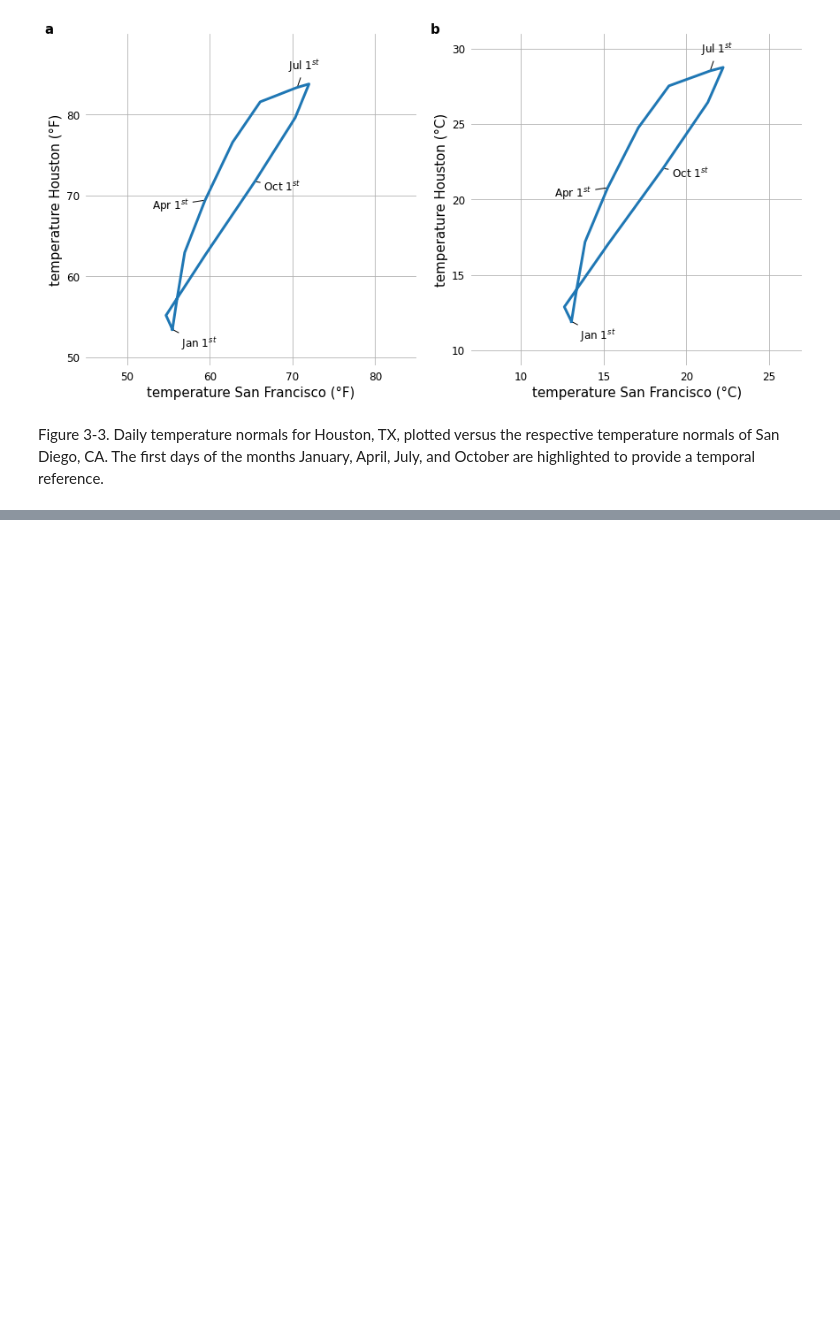
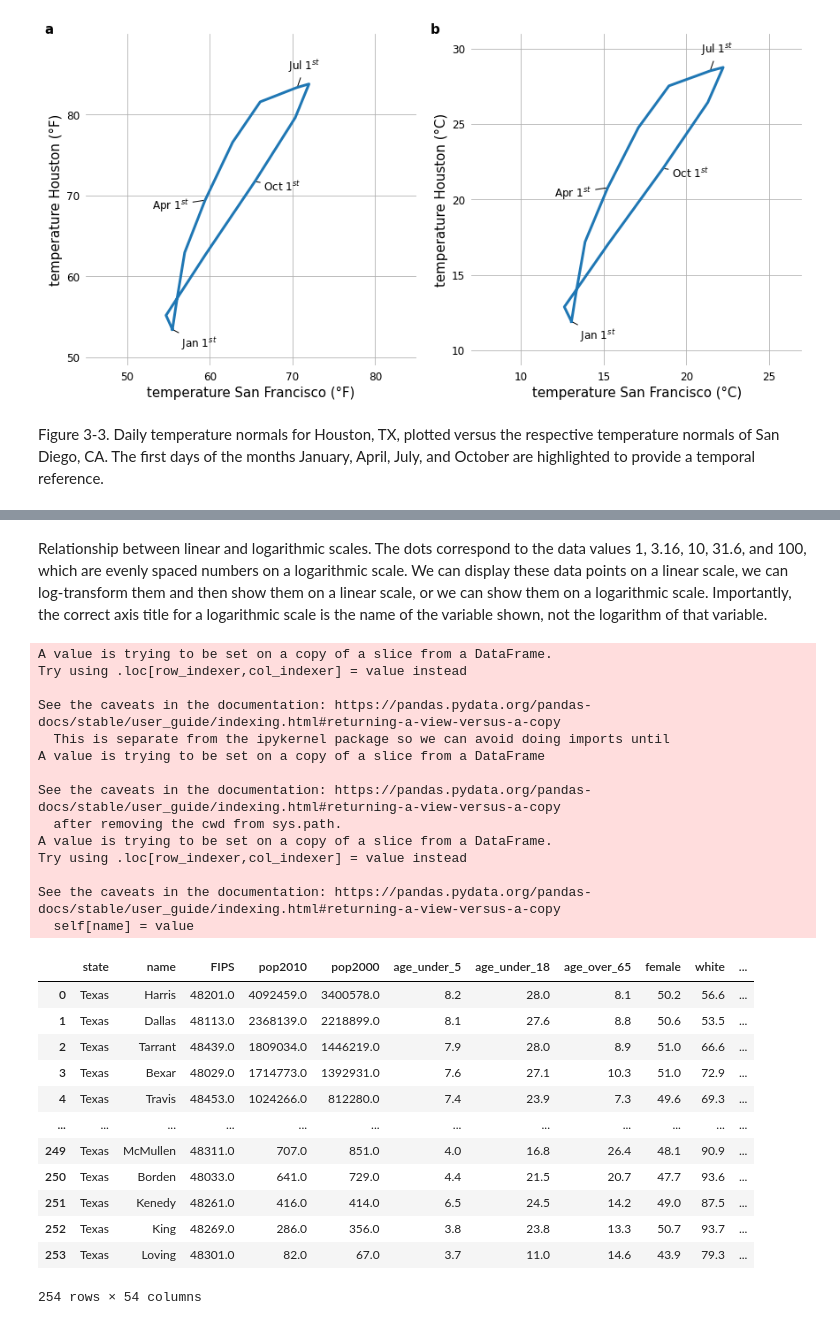
Before and after one commit to hnguyentt/dataviz-python, a Jupyter notebook: 1.From_data_to_viz/3.Coordinate_systems_and_axes.ipynb, the cells around one changed output, grey strips where cells are left out. Cells and saved outputs as stored; diff of their text form; code cells hidden in the pictures; blank space fills up the shorter version.

```diff
--- a/1.From_data_to_viz/3.Coordinate_systems_and_axes.ipynb
+++ b/1.From_data_to_viz/3.Coordinate_systems_and_axes.ipynb
@@ -224,0 +301,38 @@ Figure 3-3. Daily temperature normals for Houston, TX, plotted versus the respec
+# %% [markdown]
+Relationship between linear and logarithmic scales. The dots correspond to the data values 1, 3.16, 10, 31.6, and 100, which are evenly spaced numbers on a logarithmic scale. We can display these data points on a linear scale, we can log-transform them and then show them on a linear scale, or we can show them on a logarithmic scale. Importantly, the correct axis title for a logarithmic scale is the name of the variable shown, not the logarithm of that variable.
+# %%
+df = pd.read_csv('../data/resources/US_census.tsv', sep='\t')
+texas = df[df.state == 'Texas']
+texas['norm_pop2010'] = texas.pop2010 / texas.pop2010.median()
+texas.sort_values('norm_pop2010', ascending=False, inplace=True)
+texas.reset_index(drop=True, inplace=True)
+texas.name = texas.name.str.replace(' County', '')
+texas
+# %% [output]
+A value is trying to be set on a copy of a slice from a DataFrame.
+Try using .loc[row_indexer,col_indexer] = value instead
+
+See the caveats in the documentation: https://pandas.pydata.org/pandas-docs/stable/user_guide/indexing.html#returning-a-view-versus-a-copy
+  This is separate from the ipykernel package so we can avoid doing imports until
+A value is trying to be set on a copy of a slice from a DataFrame
+
+See the caveats in the documentation: https://pandas.pydata.org/pandas-docs/stable/user_guide/indexing.html#returning-a-view-versus-a-copy
+  after removing the cwd from sys.path.
+A value is trying to be set on a copy of a slice from a DataFrame.
+Try using .loc[row_indexer,col_indexer] = value instead
+
+See the caveats in the documentation: https://pandas.pydata.org/pandas-docs/stable/user_guide/indexing.html#returning-a-view-versus-a-copy
+  self[name] = value
+|  | state | name | FIPS | pop2010 | pop2000 | age_under_5 | age_under_18 | age_over_65 | female | white | ... |
+| 0 | Texas | Harris | 48201.0 | 4092459.0 | 3400578.0 | 8.2 | 28.0 | 8.1 | 50.2 | 56.6 | ... |
+| 1 | Texas | Dallas | 48113.0 | 2368139.0 | 2218899.0 | 8.1 | 27.6 | 8.8 | 50.6 | 53.5 | ... |
+| 2 | Texas | Tarrant | 48439.0 | 1809034.0 | 1446219.0 | 7.9 | 28.0 | 8.9 | 51.0 | 66.6 | ... |
+| 3 | Texas | Bexar | 48029.0 | 1714773.0 | 1392931.0 | 7.6 | 27.1 | 10.3 | 51.0 | 72.9 | ... |
+| 4 | Texas | Travis | 48453.0 | 1024266.0 | 812280.0 | 7.4 | 23.9 | 7.3 | 49.6 | 69.3 | ... |
+| ... | ... | ... | ... | ... | ... | ... | ... | ... | ... | ... | ... |
+| 249 | Texas | McMullen | 48311.0 | 707.0 | 851.0 | 4.0 | 16.8 | 26.4 | 48.1 | 90.9 | ... |
+| 250 | Texas | Borden | 48033.0 | 641.0 | 729.0 | 4.4 | 21.5 | 20.7 | 47.7 | 93.6 | ... |
+| 251 | Texas | Kenedy | 48261.0 | 416.0 | 414.0 | 6.5 | 24.5 | 14.2 | 49.0 | 87.5 | ... |
+| 252 | Texas | King | 48269.0 | 286.0 | 356.0 | 3.8 | 23.8 | 13.3 | 50.7 | 93.7 | ... |
+| 253 | Texas | Loving | 48301.0 | 82.0 | 67.0 | 3.7 | 11.0 | 14.6 | 43.9 | 79.3 | ... |
+254 rows × 54 columns
```
Also changed, not shown: parts of 5 cells of this notebook.
